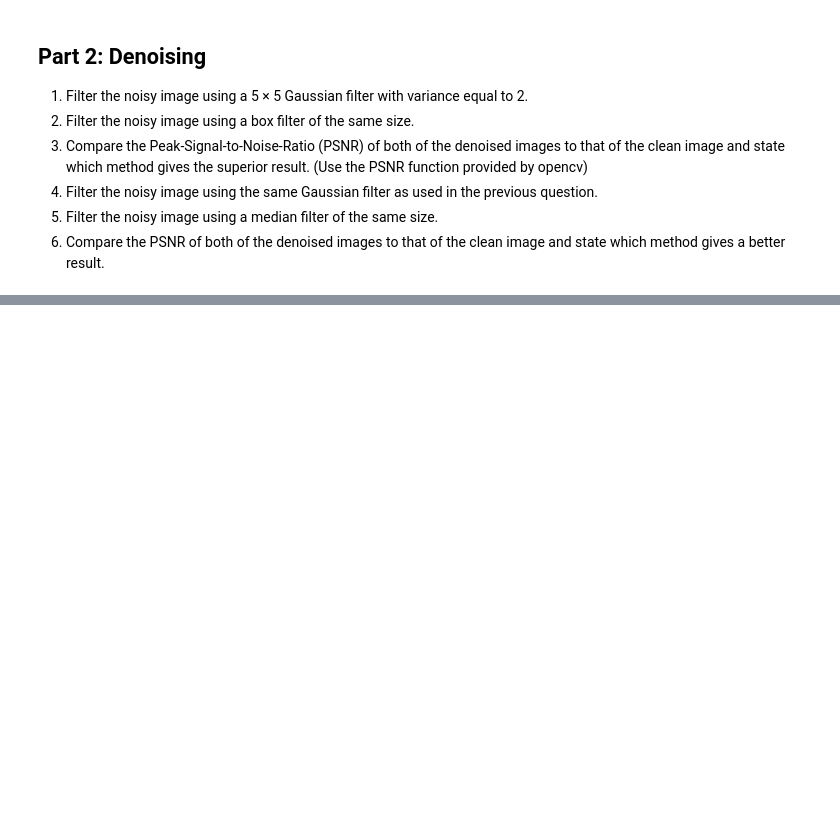
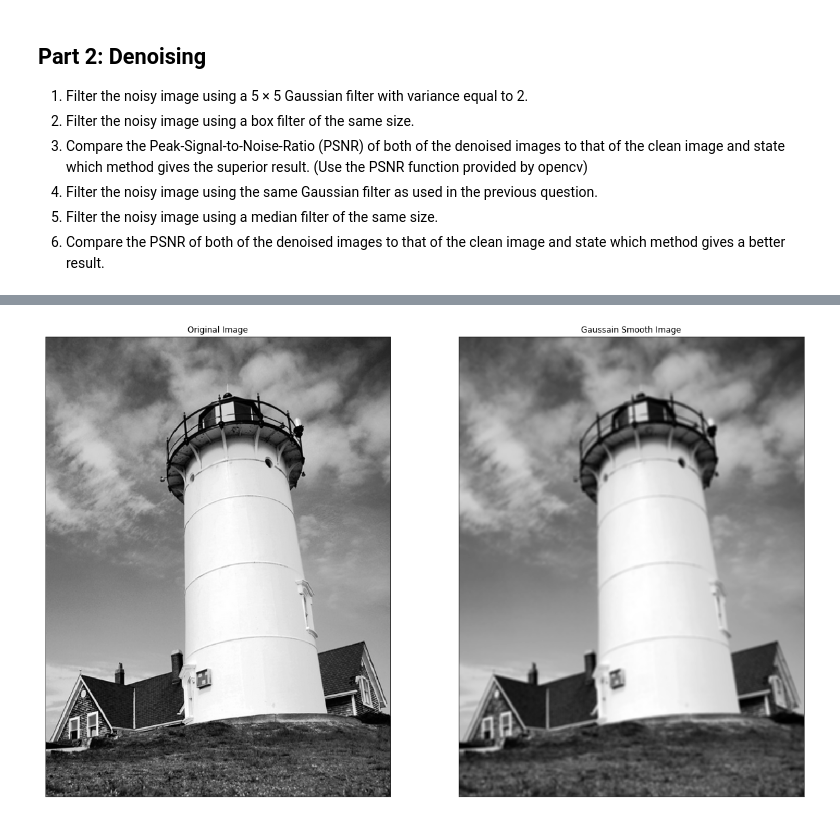
Before and after one commit to garrettkinman/ECSE-415-Assignments, a Jupyter notebook: Assignment 1/assignment1.ipynb, the cells around one changed output, grey strips where cells are left out. Cells and saved outputs as stored; diff of their text form; code cells hidden in the pictures; blank space fills up the shorter version.

```diff
--- a/Assignment 1/assignment1.ipynb
+++ b/Assignment 1/assignment1.ipynb
@@ -169,0 +191,24 @@ There, that worked!
+# %%
+# function that returns a gaussian kernel of a given size and variance
+def gaussian_kernel(size, sigma=1):
+    size = int(size) // 2
+    x, y = np.mgrid[-size:size+1, -size:size+1]
+    normal = 1 / (2.0 * np.pi * sigma**2)
+    kernel =  np.exp(-((x**2 + y**2) / (2.0*sigma**2))) * normal
+    return kernel
+# %%
+# get 5x5 gaussian kernel with variance 2
+gauss_kernel = gaussian_kernel(5, 2)
+
+# apply gaussian filter to image
+lighthouse_img_gauss = cv2.filter2D(lighthouse_img_grey, cv2.CV_64F, gauss_kernel)
+
+# display original and gaussian smoothed image
+plt.figure(figsize=(20, 20))
+plt.subplot(121), plt.imshow(lighthouse_img_grey, cmap="gray")
+plt.title("Original Image"), plt.xticks([]), plt.yticks([])
+plt.subplot(122), plt.imshow(lighthouse_img_gauss, cmap="gray")
+plt.title("Gaussain Smooth Image"), plt.xticks([]), plt.yticks([])
+plt.show()
+# %% [output]
+[figure, added]
```
Also changed, not shown: parts of 7 cells of this notebook.
